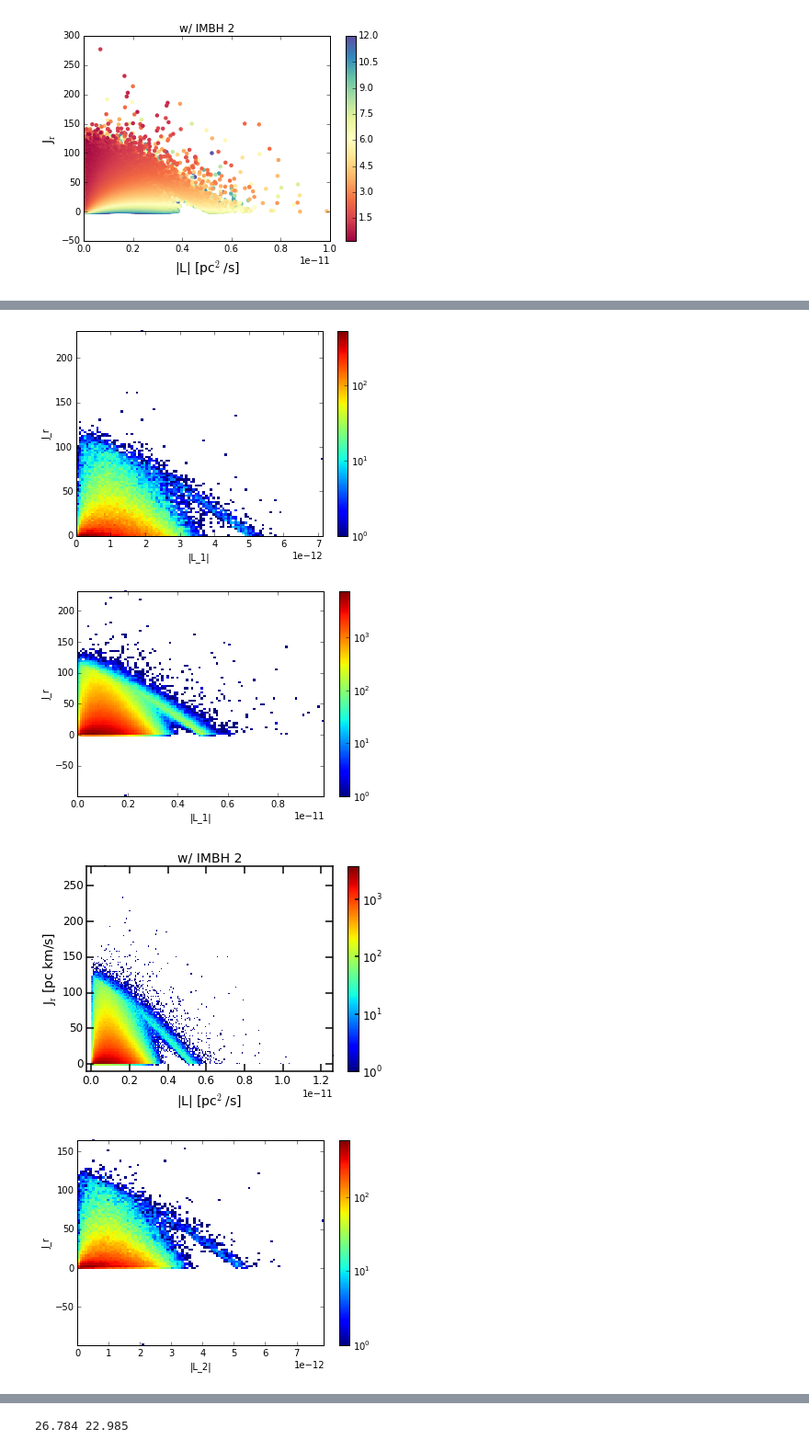
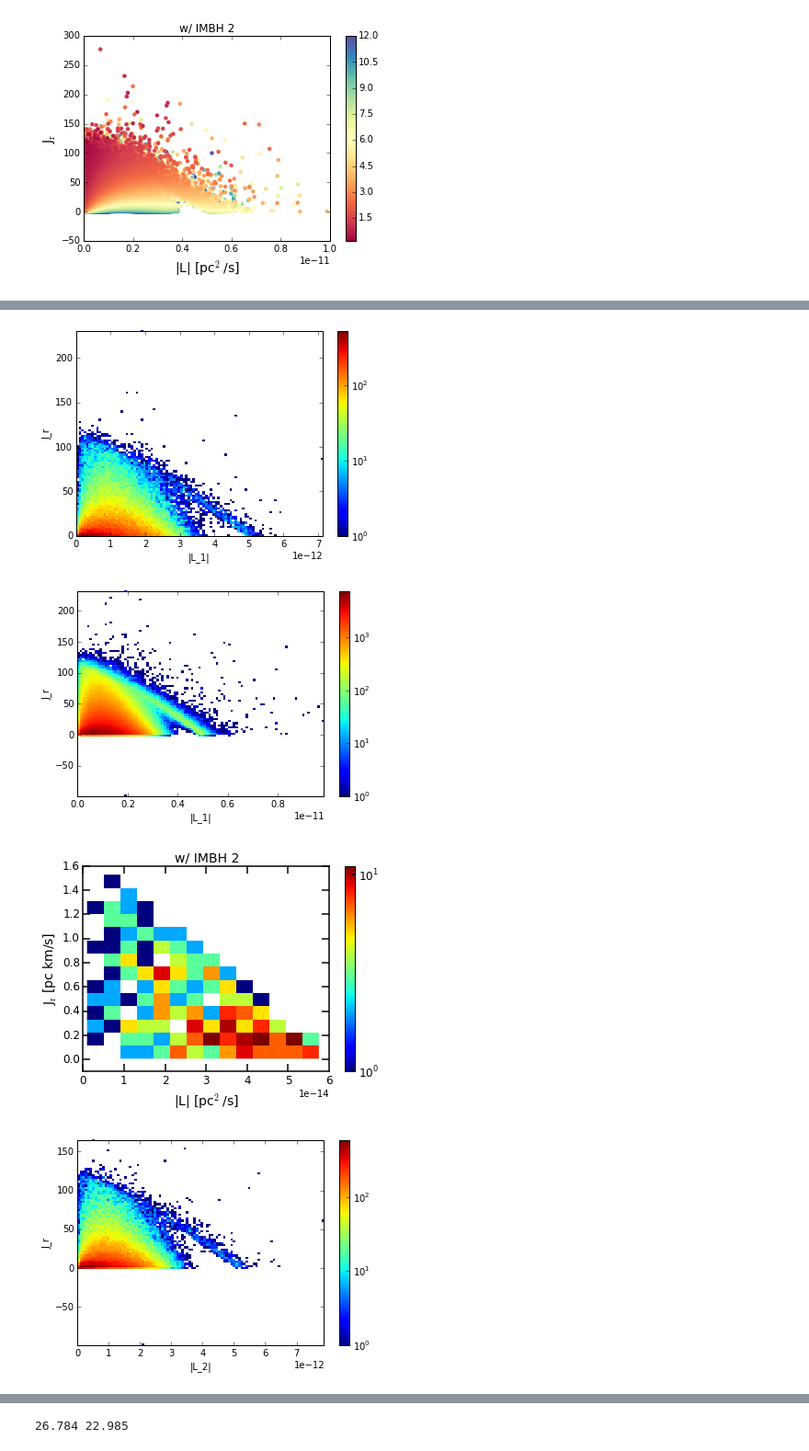
Before and after one commit to sophialilleengen/GC_actions, a Jupyter notebook: action_plots.ipynb, the cells around one changed output, grey strips where cells are left out. Shown at 92% size. Drawn from its saved outputs; the diff is of its cells as text; code cells hidden in the pictures.

```diff
--- a/action_plots.ipynb
+++ b/action_plots.ipynb
@@ -531,16 +541,16 @@ from matplotlib.colors import LogNorm
 
 # get number of bins from Rice Rule
 k_1=int(2.*len(L_1)**(1./3.))
-k_2=int(2.*len(L_2)**(1./3.))
+k_2=int(2.*len(L_2[group1_2])**(1./3.))
 
 fig=plt.figure()
 ax=fig.add_subplot(111)
-cax=ax.hist2d(L_1,J_r_1,bins=k_1,norm=LogNorm())
-ax.set_xlabel('|L| [pc$^2$/s]',fontsize=14)
-ax.set_ylabel('J$_\mathrm{r}$ [pc km/s]',fontsize=14)
+cax=ax.hist2d(L_1*(m1_1[1:]+m2_1[1:]),J_r_1*(m1_1[1:]+m2_1[1:]),bins=k_1,norm=LogNorm())
+ax.set_xlabel('|L| [M$_\odot$ pc$^2$/s]',fontsize=14)
+ax.set_ylabel('J$_\mathrm{r}$ [M$_\odot$ pc km/s]',fontsize=14)
 ax.set_title('w/ IMBH 1',fontsize=14)
 ax.set_ylim(-10,)
-ax.set_xlim(-0.25e-12,)
+#ax.set_xlim(0,5.5e-14)
 cbar=fig.colorbar(cax[3],ax=ax)
 cbar.ax.spines['top'].set_linewidth(1.5)
 cbar.ax.spines['right'].set_linewidth(1.5)
@@ -553,7 +563,7 @@ ax.spines['bottom'].set_linewidth(1.5)
 ax.spines['left'].set_linewidth(1.5)
 ax.tick_params(length=8,width=1.5,labelsize=12)
 ax.tick_params(which='minor',length=4,width=1.5)
-fig.savefig('../Bachelorarbeit-Entwurf/Plots/L_J_r_hist_IMBH1.pdf',format='pdf',bbox_inches='tight')
+fig.savefig('../Bachelorarbeit-Entwurf/Plots/L_J_r_mass_hist_IMBH1.pdf',format='pdf',bbox_inches='tight')
 plt.show()
 
 
@@ -581,12 +591,12 @@ plt.show()
 
 fig=plt.figure()
 ax=fig.add_subplot(111)
-cax=ax.hist2d(L_2,J_r_2,bins=k_2,norm=LogNorm())
+cax=ax.hist2d(L_2[group1_2],J_r_2[group1_2],bins=k_2,norm=LogNorm())
 ax.set_xlabel('|L| [pc$^2$/s]',fontsize=14)
 ax.set_ylabel('J$_\mathrm{r}$ [pc km/s]',fontsize=14)
 ax.set_title('w/ IMBH 2',fontsize=14)
-ax.set_ylim(-10,)
-ax.set_xlim(-0.25e-12,)
+ax.set_ylim(-0.1,1.6)
+ax.set_xlim(0,6e-14)
 cbar=fig.colorbar(cax[3],ax=ax)
 cbar.ax.spines['top'].set_linewidth(1.5)
 cbar.ax.spines['right'].set_linewidth(1.5)
@@ -599,7 +609,7 @@ ax.spines['bottom'].set_linewidth(1.5)
 ax.spines['left'].set_linewidth(1.5)
 ax.tick_params(length=8,width=1.5,labelsize=12)
 ax.tick_params(which='minor',length=4,width=1.5)
-fig.savefig('../Bachelorarbeit-Entwurf/Plots/L_J_r_hist_IMBH2.pdf',format='pdf',bbox_inches='tight')
+fig.savefig('../Bachelorarbeit-Entwurf/Plots/L_J_r_justIMBH_hist_IMBH2.pdf',format='pdf',bbox_inches='tight')
 plt.show()
 
 
@@ -627,6 +637,6 @@ plt.show()
 [figure]
 [figure]
-[figure, old version]
+[figure, new version]
 [figure]
 [figure]
 # %%
```
Also changed, not shown: parts of 5 cells of this notebook, 4 other files.
